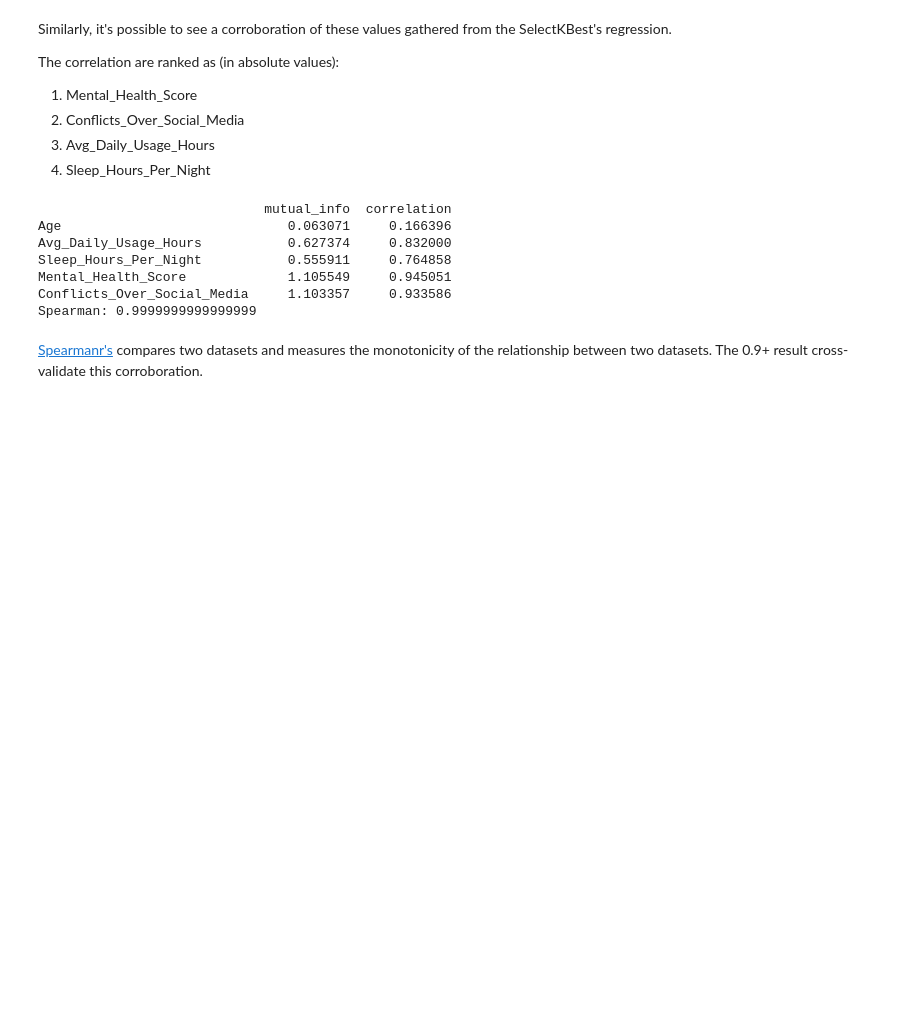
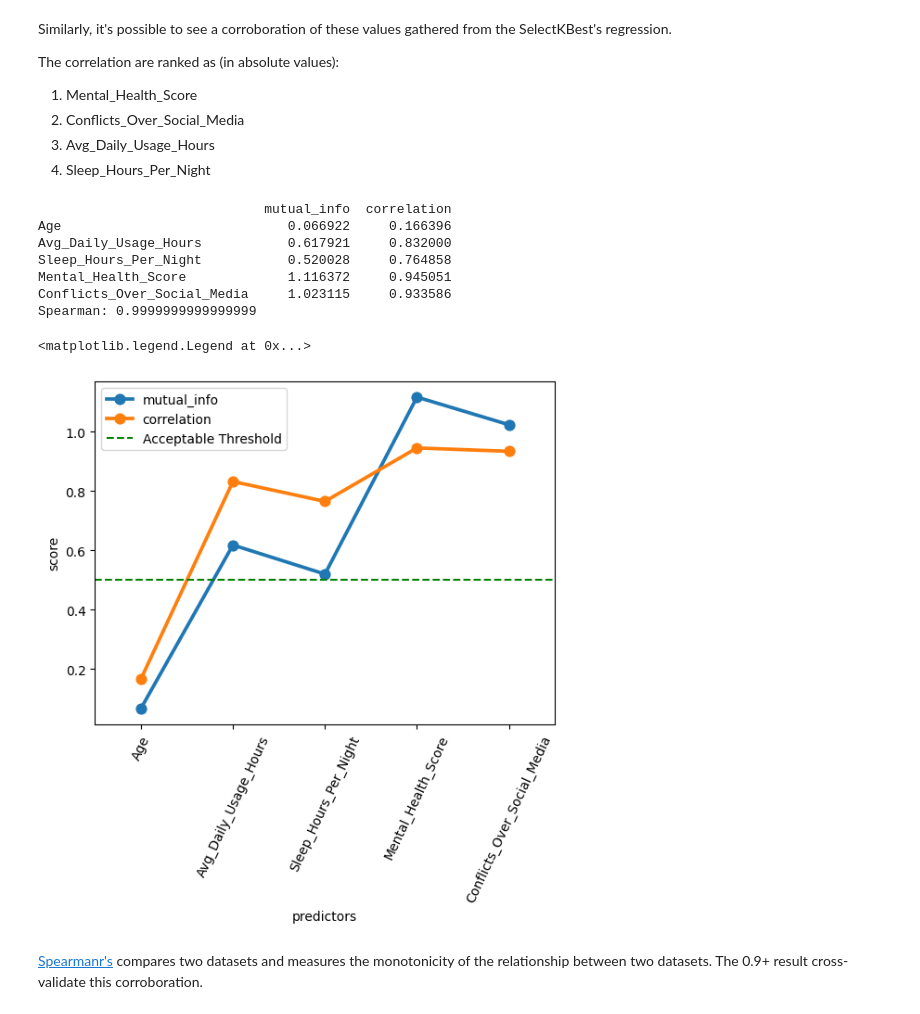
Before and after one commit to Andradev101/pause-student-social-media-addiction-eda, a Jupyter notebook: notebooks/feature-selection.ipynb, the cells around one changed output. Drawn from its saved outputs; the diff is of its cells as text; code cells hidden in the pictures; blank space fills up the shorter version.

Commit message:
early numerical feature selection

```diff
--- a/notebooks/feature-selection.ipynb
+++ b/notebooks/feature-selection.ipynb
@@ -29,7 +29,7 @@ else:
     print("dataset already on local files")
 
 csv_file = os.path.join("../datasets","Students Social Media Addiction.csv")
-df = pd.read_csv(csv_file)
+whole_df = pd.read_csv(csv_file)
 
 print("dataset ready to use")
 # %% [output]
@@ -89,7 +101,7 @@ from sklearn.feature_selection import SelectKBest
 import pandas as pd
 
 # preparing the test: X = predictors, y = target (Addicted_Score)
-df_numeric = df.select_dtypes(['number']).drop(columns='Student_ID')
+df_numeric = whole_df.select_dtypes(['number']).drop(columns='Student_ID')
 X = df_numeric.drop(columns='Addicted_Score')
 y = df_numeric['Addicted_Score']
 print(X.info(), y.info())
@@ -190,12 +202,23 @@ spearman_corr, _ = spearmanr(df_compare["mutual_info"], df_compare["correlation"
 print("Spearman:", spearman_corr)
 # %% [output]
                              mutual_info  correlation
-Age                             0.063071     0.166396
-Avg_Daily_Usage_Hours           0.627374     0.832000
-Sleep_Hours_Per_Night           0.555911     0.764858
-Mental_Health_Score             1.105549     0.945051
-Conflicts_Over_Social_Media     1.103357     0.933586
+Age                             0.066922     0.166396
+Avg_Daily_Usage_Hours           0.617921     0.832000
+Sleep_Hours_Per_Night           0.520028     0.764858
+Mental_Health_Score             1.116372     0.945051
+Conflicts_Over_Social_Media     1.023115     0.933586
 Spearman: 0.9999999999999999
+# %%
+ax0 = sns.pointplot(df_compare['mutual_info'], label='mutual_info')
+ax1 = sns.pointplot(df_compare['correlation'], label='correlation')
+plt.xticks(rotation=65)
+plt.axhline(y=0.5, color='green', linestyle='--', label='Acceptable Threshold')
+plt.ylabel("score")
+plt.xlabel("predictors")
+plt.legend()
+# %% [output]
+<matplotlib.legend.Legend at 0x...>
+[figure, added]
 # %% [markdown]
 [Spearmanr's](https://docs.scipy.org/doc/scipy/reference/generated/scipy.stats.spearmanr.html) compares two datasets and measures the monotonicity of the relationship between two datasets. The 0.9+ result cross-validate this corroboration.
 # %% [markdown]
```
Also changed, not shown: parts of 7 cells of this notebook.
